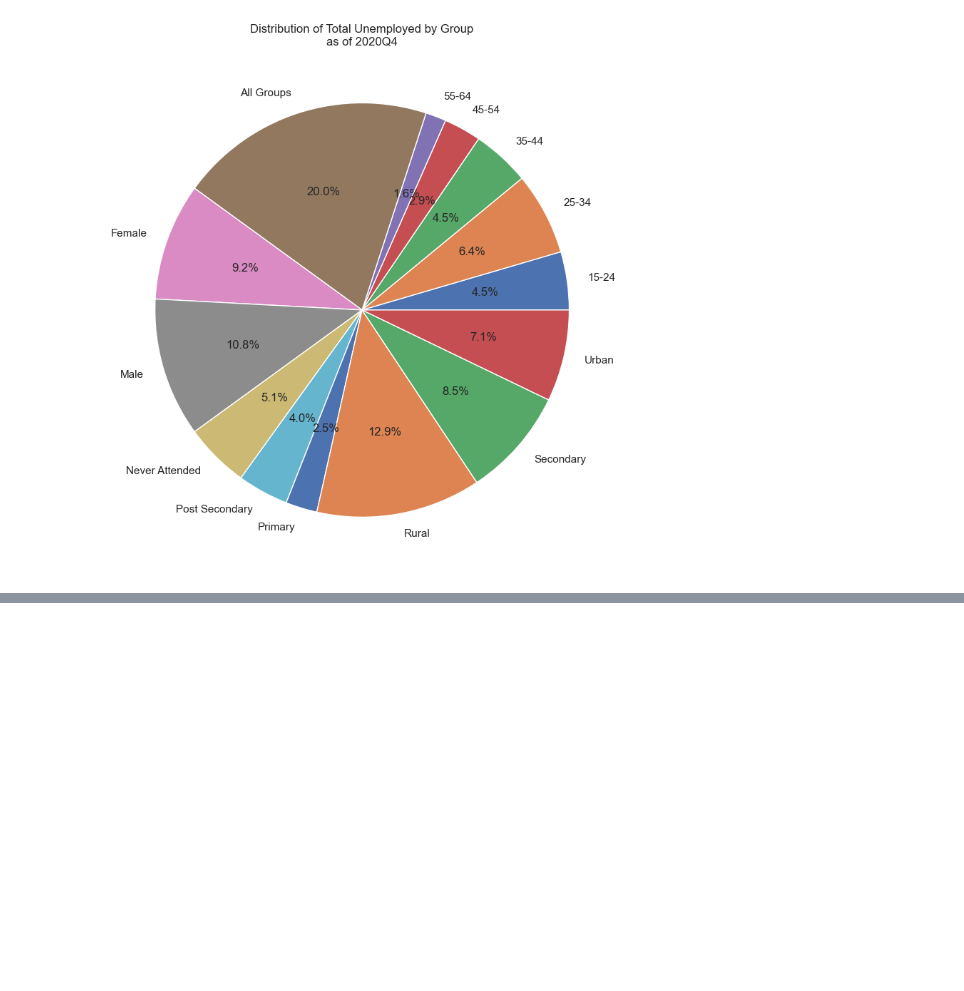
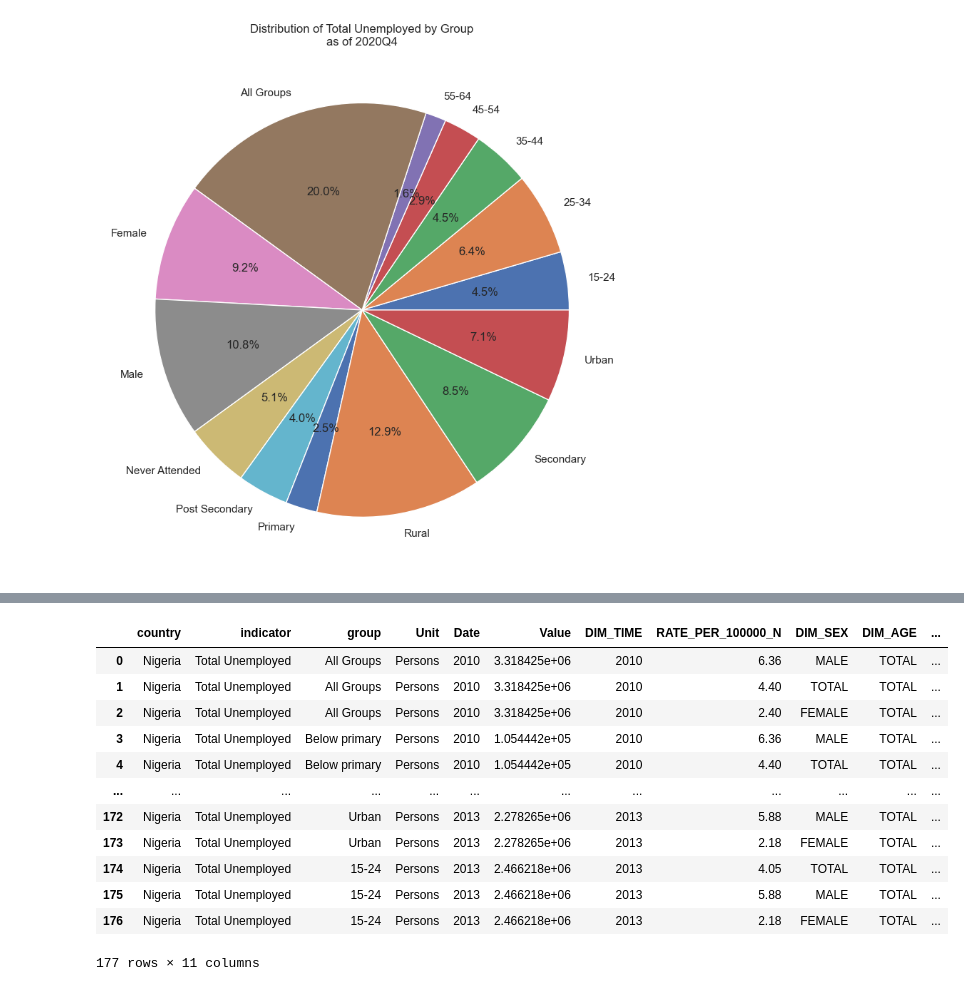
Before and after one commit to telehealthcareai/suicide-nigeria, a Jupyter notebook: DASHBOARD/explore/merged_suicide-unemployment.ipynb, the cells around one changed output, grey strips where cells are left out. Cells and saved outputs as stored; diff of their text form; code cells hidden in the pictures; blank space fills up the shorter version.

```diff
--- a/DASHBOARD/explore/merged_suicide-unemployment.ipynb
+++ b/DASHBOARD/explore/merged_suicide-unemployment.ipynb
@@ -404,3 +424,19 @@ plt.show()
+# %%
+merged_su1
+# %% [output]
+|  | country | indicator | group | Unit | Date | Value | DIM_TIME | RATE_PER_100000_N | DIM_SEX | DIM_AGE | ... |
+| 0 | Nigeria | Total Unemployed | All Groups | Persons | 2010 | 3.318425e+06 | 2010 | 6.36 | MALE | TOTAL | ... |
+| 1 | Nigeria | Total Unemployed | All Groups | Persons | 2010 | 3.318425e+06 | 2010 | 4.40 | TOTAL | TOTAL | ... |
+| 2 | Nigeria | Total Unemployed | All Groups | Persons | 2010 | 3.318425e+06 | 2010 | 2.40 | FEMALE | TOTAL | ... |
+| 3 | Nigeria | Total Unemployed | Below primary | Persons | 2010 | 1.054442e+05 | 2010 | 6.36 | MALE | TOTAL | ... |
+| 4 | Nigeria | Total Unemployed | Below primary | Persons | 2010 | 1.054442e+05 | 2010 | 4.40 | TOTAL | TOTAL | ... |
+| ... | ... | ... | ... | ... | ... | ... | ... | ... | ... | ... | ... |
+| 172 | Nigeria | Total Unemployed | Urban | Persons | 2013 | 2.278265e+06 | 2013 | 5.88 | MALE | TOTAL | ... |
+| 173 | Nigeria | Total Unemployed | Urban | Persons | 2013 | 2.278265e+06 | 2013 | 2.18 | FEMALE | TOTAL | ... |
+| 174 | Nigeria | Total Unemployed | 15-24 | Persons | 2013 | 2.466218e+06 | 2013 | 4.05 | TOTAL | TOTAL | ... |
+| 175 | Nigeria | Total Unemployed | 15-24 | Persons | 2013 | 2.466218e+06 | 2013 | 5.88 | MALE | TOTAL | ... |
+| 176 | Nigeria | Total Unemployed | 15-24 | Persons | 2013 | 2.466218e+06 | 2013 | 2.18 | FEMALE | TOTAL | ... |
+177 rows × 11 columns
 # %%
 print(merged_su1[['indicator', 'Unit']].drop_duplicates())
 # Hypothetical: Replace 'Population' with actual population column
```
Also changed, not shown: parts of 8 cells of this notebook, 47 other files.
